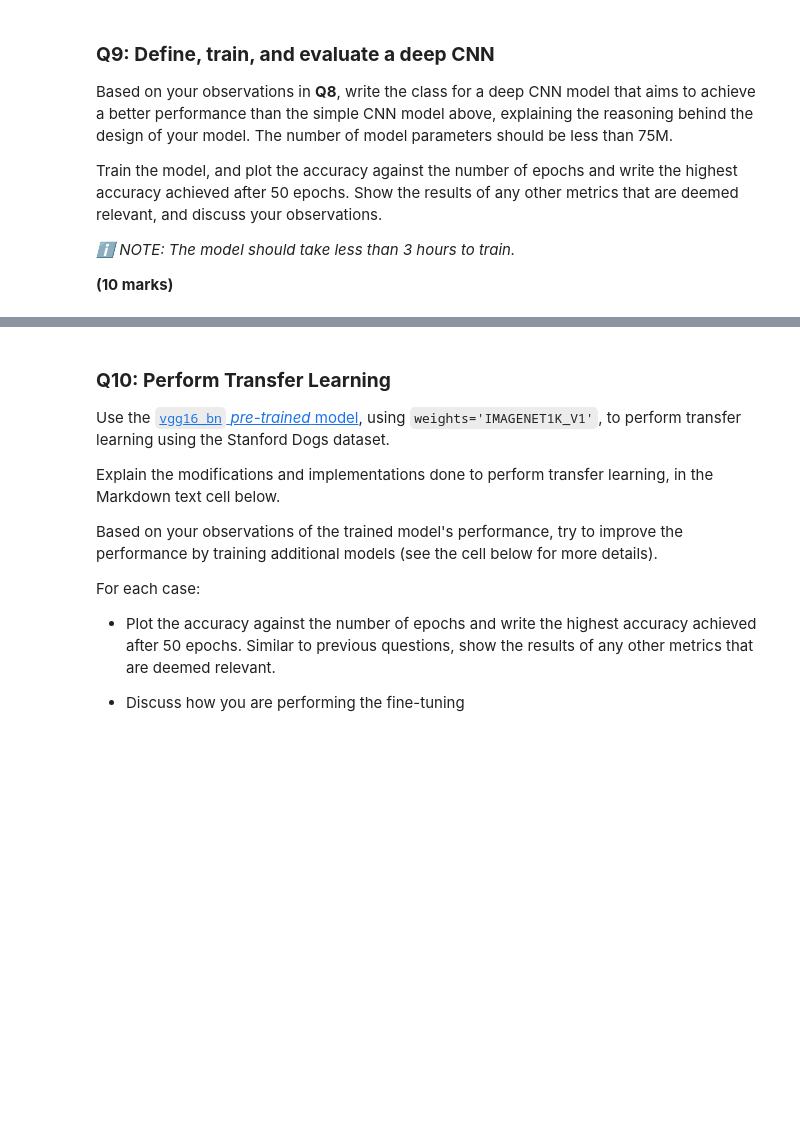
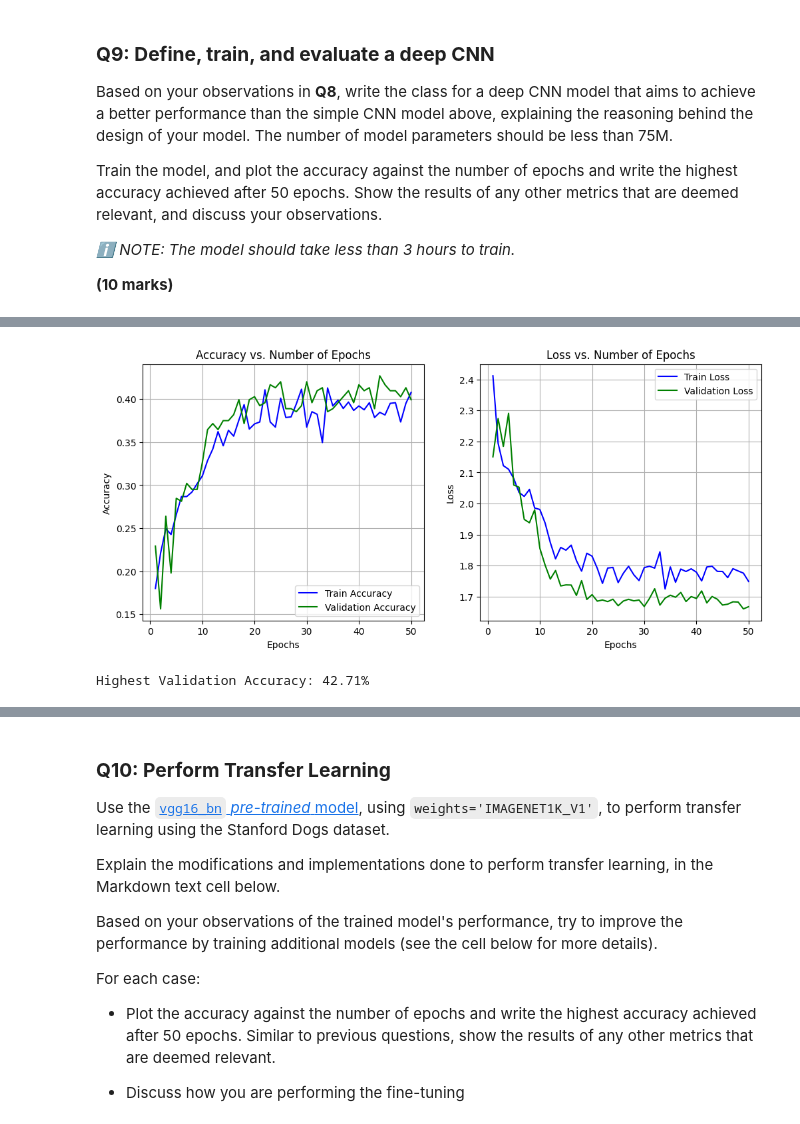
Before and after one commit to GrahamPellegrini/Dog-Breed-Classification, a Jupyter notebook: Assignment/retry.ipynb, the cells around one changed output, grey strips where cells are left out. Saved outputs shown, nothing was run; the diff lists cells and outputs as text; code cells hidden in the pictures; blank space fills up the shorter version.

Commit message:
attempting Deep model

```diff
--- a/Assignment/retry.ipynb
+++ b/Assignment/retry.ipynb
@@ -794,11 +763,15 @@ Params size (MB): 16.04
 Estimated Total Size (MB): 39.23
 ----------------------------------------------------------------
 # %%
+"""
 # Define the loss function (Cross-Entropy Loss)
 criterion = nn.CrossEntropyLoss()
 
-# Define the optimizer (Adam, learning rate 0.001)
+# Define the optimizer (Adam, learning rate 0.0005)
 optimizer = optim.Adam(improved_model.parameters(), lr=0.0005)
+
+# Define the learning rate scheduler
+scheduler = StepLR(optimizer, step_size=10, gamma=0.1)  # Reduce LR by factor of 0.1 every 10 epochs
 
 # Define the number of epochs
 num_epochs = 25
@@ -806,6 +779,7 @@ num_epochs = 25
 # Initialize lists to store the accuracies and losses at each epoch
 train_accuracies, val_accuracies = [], []
 train_losses, val_losses = [], []
+
 # Initialize the best accuracy
 best_accuracy = 0.0
 
@@ -824,12 +798,15 @@ for epoch in progress_bar:
     val_losses.append(val_loss)
     val_accuracies.append(val_accuracy)
 
+    # Step the scheduler
+    scheduler.step()
+
     # Save the best model as a checkpoint
     best_accuracy = save_model(improved_model, improved_model_path, val_accuracy, best_accuracy, epoch, optimizer)
 
     # Update the progress bar with metrics
     progress_bar.set_postfix_str(
-        f"Loss: {train_loss:.4f}, Train Acc: {train_accuracy:.2f}%, Val Acc: {val_accuracy:.2f}%"
+        f"Loss: {train_loss:.4f}, Train Acc: {train_accuracy:.2f}%, Val Acc: {val_accuracy:.2f}%, LR: {scheduler.get_last_lr()[0]:.6f}"
     )
 
 # Plot the accuracy against the number of epochs
@@ -838,4 +815,5 @@ metric_plot(train_accuracies, val_accuracies, train_losses, val_losses, num_epoc
 best_acc_percent = 100 * best_accuracy
 # Print the highest accuracy achieved
 print(f"Highest Validation Accuracy: {best_acc_percent:.2f}%")
+"""
 # %% [output]
@@ -896,0 +926,53 @@ Train the model, and plot the accuracy against the number of epochs and write th
+# %%
+# Define the loss function (Cross-Entropy Loss)
+criterion = nn.CrossEntropyLoss()
+
+# Define the optimizer (Adam, learning rate 0.0005)
+optimizer = optim.Adam(deep_model.parameters(), lr=0.0005)
+
+# Define the learning rate scheduler
+scheduler = StepLR(optimizer, step_size=10, gamma=0.1)  # Reduce LR by factor of 0.1 every 10 epochs
+
+# Define the number of epochs
+num_epochs = 50
+
+# Initialize lists to store the accuracies and losses at each epoch
+train_accuracies, val_accuracies = [], []
+train_losses, val_losses = [], []
+
+# Initialize the best accuracy
+best_accuracy = 0.0
+
+# Initialize the progress bar for better visualization of the training progress
+progress_bar = tqdm(range(num_epochs), desc="Training Progress", dynamic_ncols=True)
+
+# Training loop with progress bar
+for epoch in progress_bar:
+    ## Training ##
+    train_loss, train_accuracy = indv_epoch_train(deep_model, train_loader, criterion, optimizer, device)
+    train_losses.append(train_loss)
+    train_accuracies.append(train_accuracy)
+
+    ## Evaluation ##
+    val_loss, val_accuracy = evaluate_model(deep_model, val_loader, criterion, device)
+    val_losses.append(val_loss)
+    val_accuracies.append(val_accuracy)
+
+    # Step the scheduler
+    scheduler.step()
+
+    # Save the best model as a checkpoint
+    best_accuracy = save_model(deep_model, deep_model_path, val_accuracy, best_accuracy, epoch, optimizer)
+
+    # Update the progress bar with metrics
+    progress_bar.set_postfix_str(
+        f"Loss: {train_loss:.4f}, Train Acc: {train_accuracy:.2f}%, Val Acc: {val_accuracy:.2f}%, LR: {scheduler.get_last_lr()[0]:.6f}"
+    )
+
+# Plot the accuracy against the number of epochs
+metric_plot(train_accuracies, val_accuracies, train_losses, val_losses, num_epochs)
+
+best_acc_percent = 100 * best_accuracy
+# Print the highest accuracy achieved
+print(f"Highest Validation Accuracy: {best_acc_percent:.2f}%")
+# %% [output]
@@ -896,0 +996,2 @@ Train the model, and plot the accuracy against the number of epochs and write th
+[figure, added]
+Highest Validation Accuracy: 42.71%
```
Also changed, not shown: parts of 12 cells of this notebook, 12 other files.
